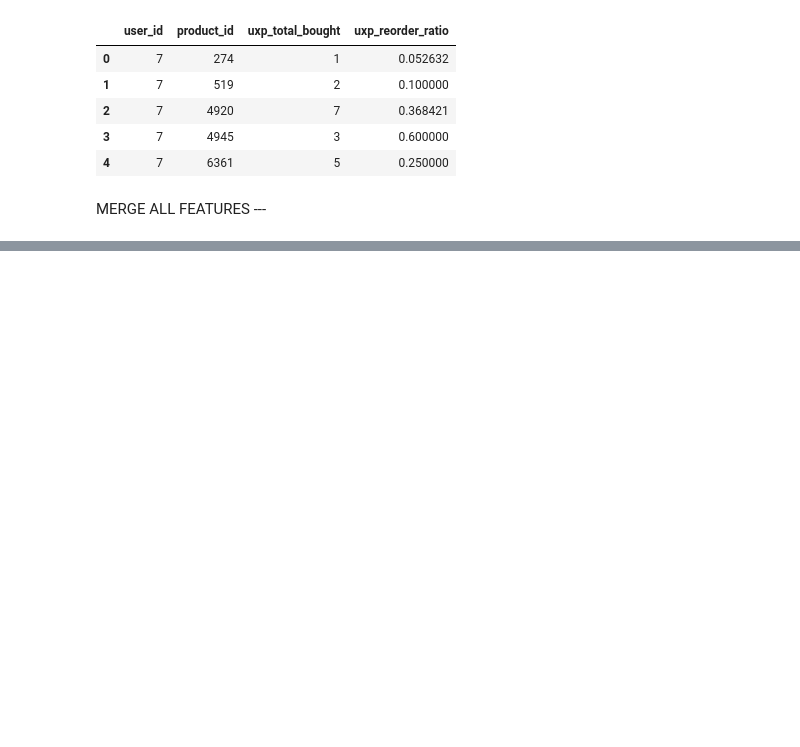
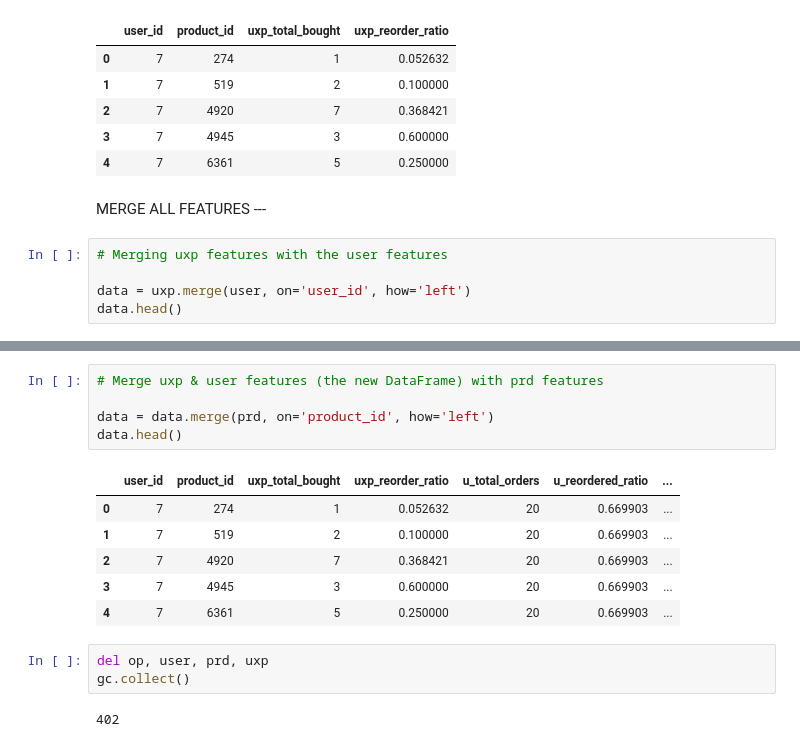
Before and after one commit to AmlanAlok/instacart-2017-project, a Jupyter notebook: Instacart_2017_XGBoost_1.ipynb, the cells around one changed output, grey strips where cells are left out. Cells and saved outputs as stored; diff of their text form; blank space fills up the shorter version.

Commit message:
merged all features user, prd and uxp

```diff
--- a/Instacart_2017_XGBoost_1.ipynb
+++ b/Instacart_2017_XGBoost_1.ipynb
@@ -329,3 +329,8 @@ uxp.head()
 | 4 | 7 | 6361 | 5 | 0.250000 |
 # %% [markdown]
 MERGE ALL FEATURES ---
+# %%
+# Merging uxp features with the user features
+
+data = uxp.merge(user, on='user_id', how='left')
+data.head()
@@ -331,0 +344,17 @@ MERGE ALL FEATURES ---
+# %%
+# Merge uxp & user features (the new DataFrame) with prd features
+
+data = data.merge(prd, on='product_id', how='left')
+data.head()
+# %% [output]
+|  | user_id | product_id | uxp_total_bought | uxp_reorder_ratio | u_total_orders | u_reordered_ratio | ... |
+| 0 | 7 | 274 | 1 | 0.052632 | 20 | 0.669903 | ... |
+| 1 | 7 | 519 | 2 | 0.100000 | 20 | 0.669903 | ... |
+| 2 | 7 | 4920 | 7 | 0.368421 | 20 | 0.669903 | ... |
+| 3 | 7 | 4945 | 3 | 0.600000 | 20 | 0.669903 | ... |
+| 4 | 7 | 6361 | 5 | 0.250000 | 20 | 0.669903 | ... |
+# %%
+del op, user, prd, uxp
+gc.collect()
+# %% [output]
+402
```
Also changed, not shown: parts of 1 cell of this notebook.
